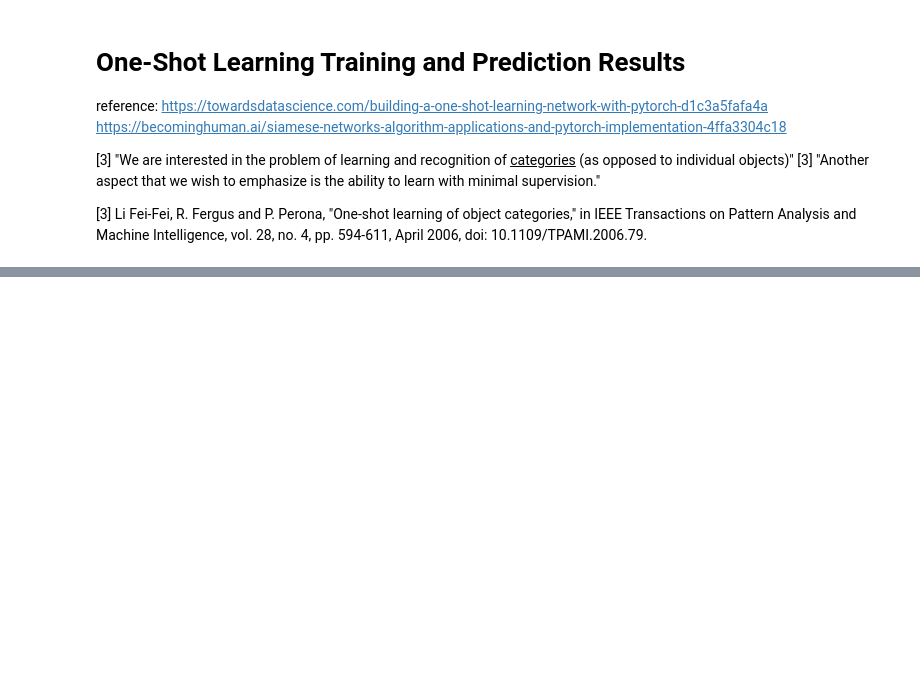
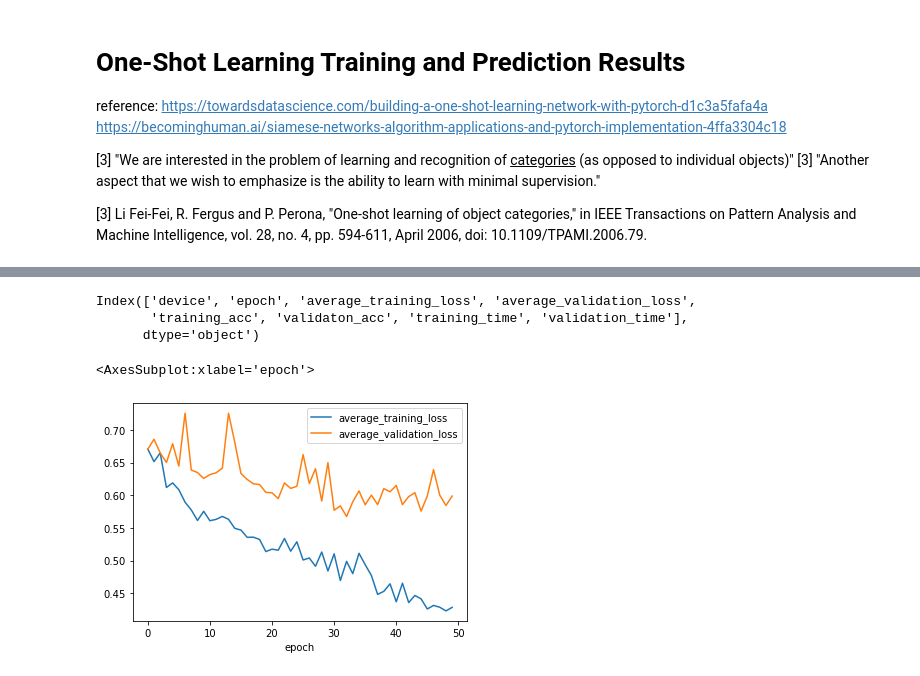
Before and after one commit to christnp/e6998-project, a Jupyter notebook: src/one-shot/one-shot.ipynb, the cells around one changed output, grey strips where cells are left out. Saved outputs shown, nothing was run; the diff lists cells and outputs as text; code cells hidden in the pictures; blank space fills up the shorter version.

Commit message:
one-shot seems to mostly work; adding MNIST now

```diff
--- a/src/one-shot/one-shot.ipynb
+++ b/src/one-shot/one-shot.ipynb
@@ -71,0 +119,27 @@ Another excerpt from the article that will drive design decisions:
+# %%
+# Use Torchvision Resnet18 for base model since our
+# dataset is small and only has 10 classes this should
+# be well suited. DO NOT PRETRAIN FOR BASE MODEL.
+model = VGGSiameseNet()
+
+#
+output_dir='output'
+num_epochs = 50
+#     == We must changet the last fully connected layer to match 10 classes
+# keep features unchanged
+
+# move model to the GPU
+cudnn.benchmark = True
+
+# use helper function to train the model (outputs model and Pandas DF)
+print(f'\nTraining One-shot model')
+model, results_df,_ = train_oneshot(device, model, dataloaders,
+                                       dataset_sizes, output_dir=output_dir,
+                                       num_epochs=num_epochs)
+
+# save the data for others to use
+ # <-- train_model should have created this dir
+results_file = f'oneshot_results_{time.strftime("%Y-%m-%dT%H%M%S")}.csv'
+results_df.to_csv(os.path.join(output_dir,results_file),
+                  columns=results_df.columns)
+print(f'> Saved results to \'{results_file}\'.')
@@ -71,0 +164,9 @@ Another excerpt from the article that will drive design decisions:
+# %%
+print(results_df.columns)
+results_df.plot(x='epoch', y=['average_training_loss','average_validation_loss'], style='-')
+# %% [output]
+Index(['device', 'epoch', 'average_training_loss', 'average_validation_loss',
+       'training_acc', 'validaton_acc', 'training_time', 'validation_time'],
+      dtype='object')
+<AxesSubplot:xlabel='epoch'>
+[figure, added]
```
Also changed, not shown: parts of 6 cells of this notebook, 6 other files.
